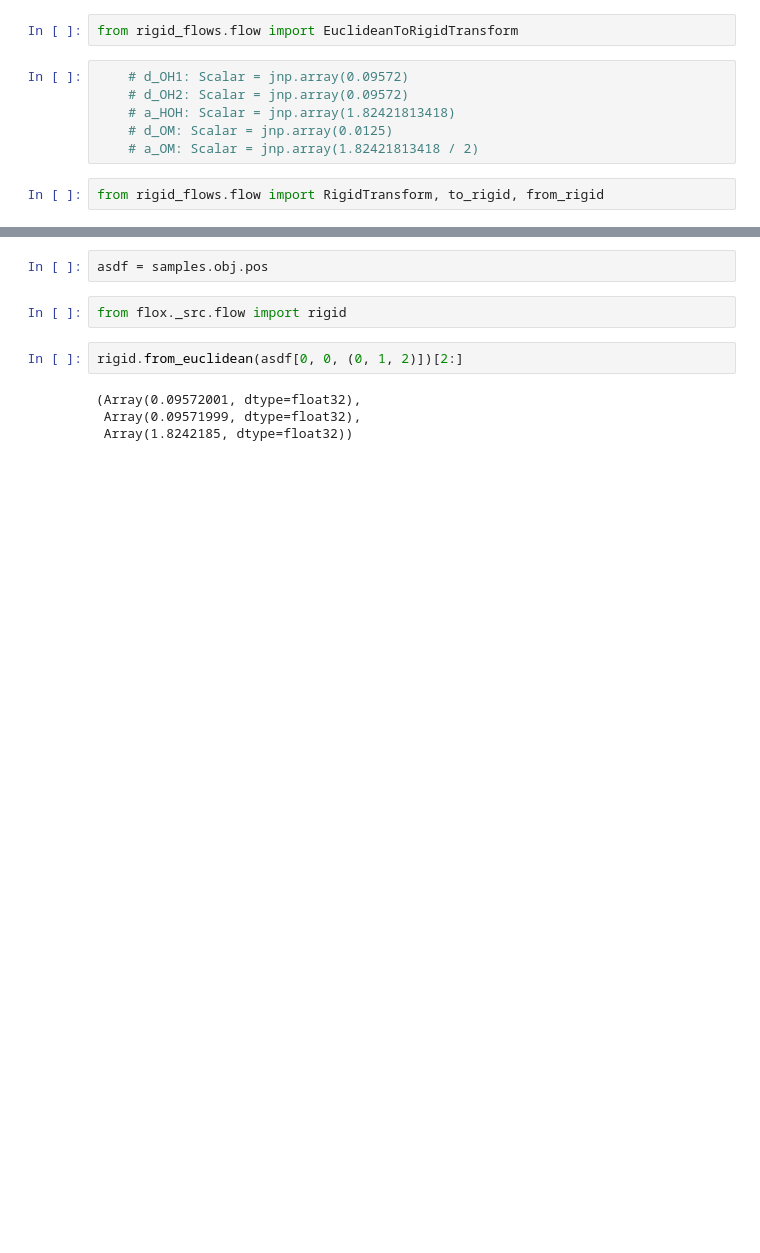
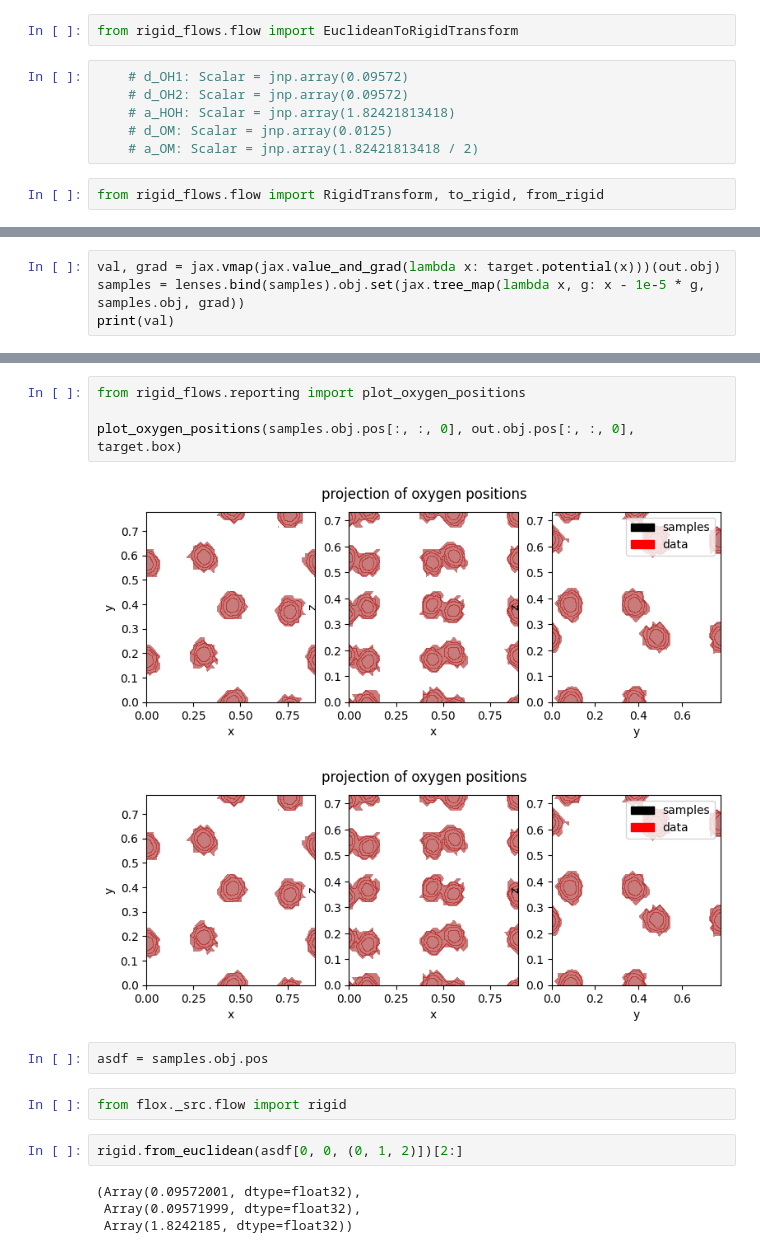
Before and after one commit to noegroup/rigid-flows, a Jupyter notebook: model_working.ipynb, the cells around one changed output, grey strips where cells are left out. Drawn from its saved outputs; the diff is of its cells as text; blank space fills up the shorter version.

```diff
--- a/model_working.ipynb
+++ b/model_working.ipynb
@@ -89,0 +175,4 @@ out = jax.vmap(
+# %%
+val, grad = jax.vmap(jax.value_and_grad(lambda x: target.potential(x)))(out.obj)
+samples = lenses.bind(samples).obj.set(jax.tree_map(lambda x, g: x - 1e-5 * g, samples.obj, grad))
+print(val)
@@ -90,3 +213,10 @@ out = jax.vmap(
+# %%
+from rigid_flows.reporting import plot_oxygen_positions
+
+plot_oxygen_positions(samples.obj.pos[:, :, 0], out.obj.pos[:, :, 0], target.box)
+# %% [output]
+[figure, added]
+[figure, added]
 # %%
 asdf = samples.obj.pos
 # %%
```
Also changed, not shown: parts of 15 cells of this notebook, 5 other files.
